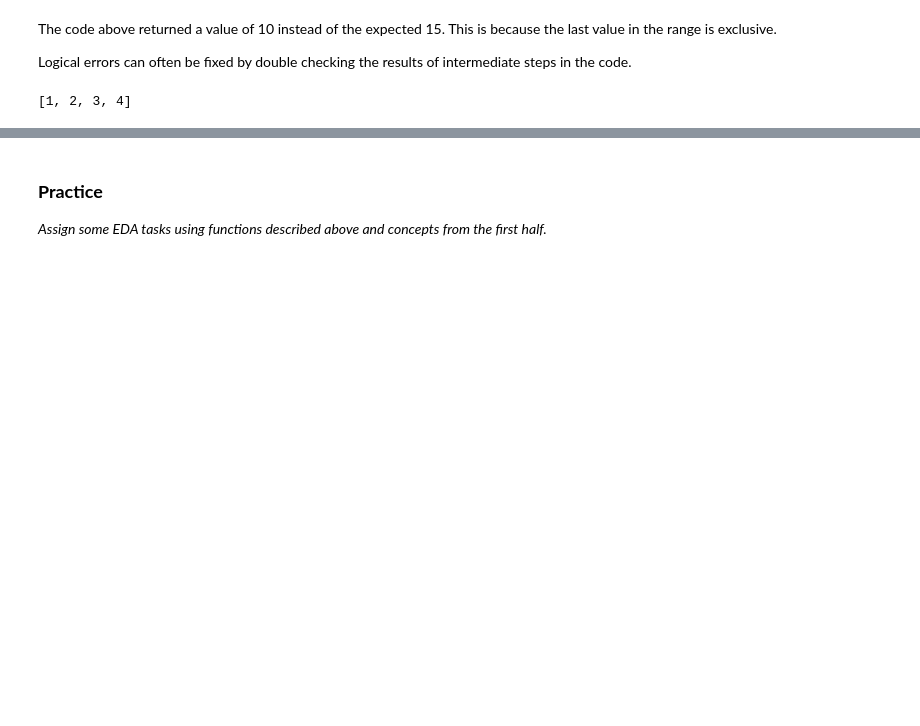
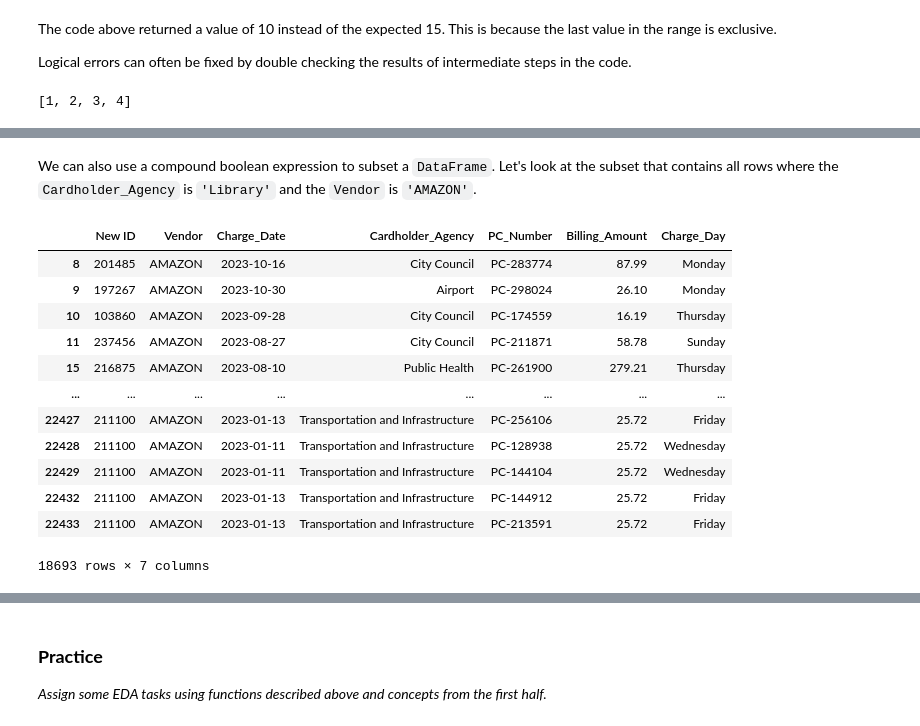
Before and after one commit to kayley-smiley/Python-Training, a Jupyter notebook: Python_for_Beginners_Part_1_(Instructor_Version).ipynb, the cells around one changed output, grey strips where cells are left out. Drawn from its saved outputs; the diff is of its cells as text; code cells hidden in the pictures; blank space fills up the shorter version.

```diff
--- a/Python_for_Beginners_Part_1_(Instructor_Version).ipynb
+++ b/Python_for_Beginners_Part_1_(Instructor_Version).ipynb
@@ -553,3 +720,0 @@ In the output above, we can only see some of the columns. If we want to change t
-# %%
-#change the number of columns displayed to 150
-pd.set_option('display.max_columns', 150)
@@ -593,0 +756,7 @@ The table below contains some helpful functions from the pandas library.
+# %%
+#define a variable, 'path', that stores the URL for the data
+#this step is optional and depends on style preference
+path = 'https://github.com/kayley-smiley/Python-Training/blob/main/P-Card%20Data.csv?raw=true'
+
+#read in the data and name it 'df'
+df = pd.read_csv(path)
@@ -593,0 +907,19 @@ The table below contains some helpful functions from the pandas library.
+# %% [markdown]
+We can also use a compound boolean expression to subset a `DataFrame`. Let's look at the subset that contains all rows where the `Cardholder_Agency` is `'Library'` and the `Vendor` is `'AMAZON'`.
+# %%
+#look at rows in df where the Cardholder_Agency is Library and the Vendor is AMAZON
+df[(df['Cardholder_Agency'] == 'Library') & (df['Vendor'] == 'AMAZON')]
+# %% [output]
+|  | New ID | Vendor | Charge_Date | Cardholder_Agency | PC_Number | Billing_Amount | Charge_Day |
+| 8 | 201485 | AMAZON | 2023-10-16 | City Council | PC-283774 | 87.99 | Monday |
+| 9 | 197267 | AMAZON | 2023-10-30 | Airport | PC-298024 | 26.10 | Monday |
+| 10 | 103860 | AMAZON | 2023-09-28 | City Council | PC-174559 | 16.19 | Thursday |
+| 11 | 237456 | AMAZON | 2023-08-27 | City Council | PC-211871 | 58.78 | Sunday |
+| 15 | 216875 | AMAZON | 2023-08-10 | Public Health | PC-261900 | 279.21 | Thursday |
+| ... | ... | ... | ... | ... | ... | ... | ... |
+| 22427 | 211100 | AMAZON | 2023-01-13 | Transportation and Infrastructure | PC-256106 | 25.72 | Friday |
+| 22428 | 211100 | AMAZON | 2023-01-11 | Transportation and Infrastructure | PC-128938 | 25.72 | Wednesday |
+| 22429 | 211100 | AMAZON | 2023-01-11 | Transportation and Infrastructure | PC-144104 | 25.72 | Wednesday |
+| 22432 | 211100 | AMAZON | 2023-01-13 | Transportation and Infrastructure | PC-144912 | 25.72 | Friday |
+| 22433 | 211100 | AMAZON | 2023-01-13 | Transportation and Infrastructure | PC-213591 | 25.72 | Friday |
+18693 rows × 7 columns
```
Also changed, not shown: parts of 114 cells of this notebook.
